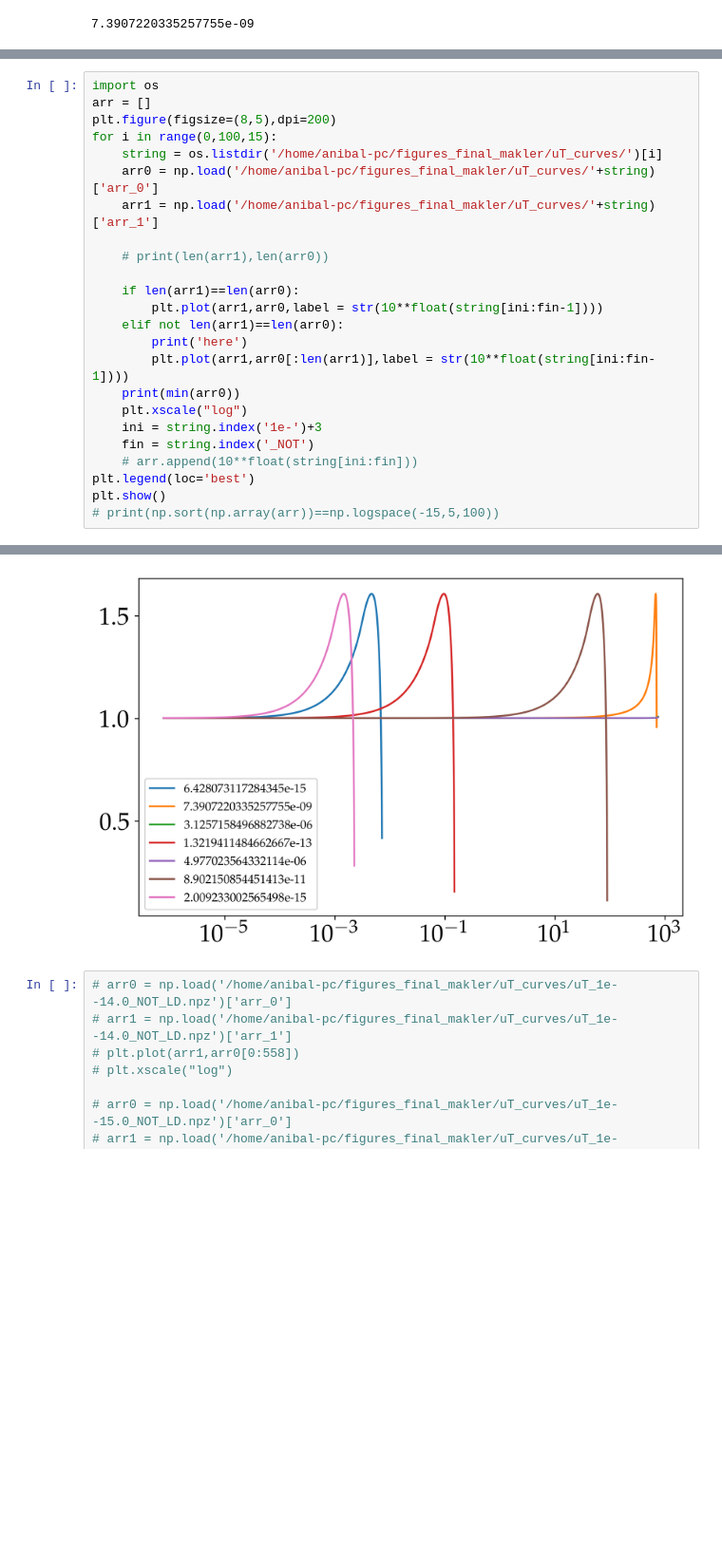
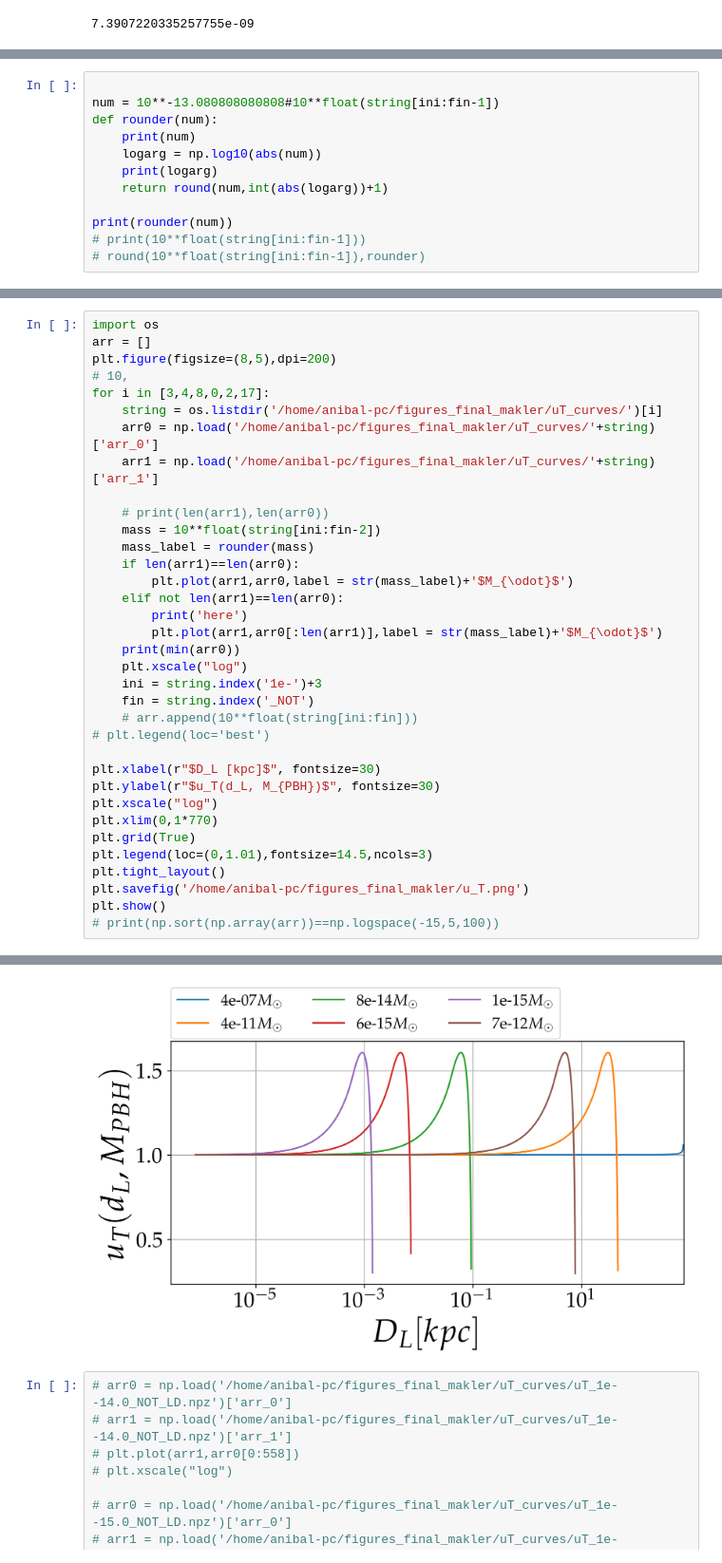
Before and after one commit to anibal-art/Lentes_gravitacionales, a Jupyter notebook: finite_source.ipynb, the cells around one changed output, grey strips where cells are left out. Shown at 95% size. Drawn from its saved outputs; the diff is of its cells as text; blank space fills up the shorter version.

```diff
--- a/finite_source.ipynb
+++ b/finite_source.ipynb
@@ -291,0 +312,12 @@ fin = string.index('_NOT')
+# %%
+
+num = 10**-13.080808080808#10**float(string[ini:fin-1])
+def rounder(num):
+    print(num)
+    logarg = np.log10(abs(num))
+    print(logarg)
+    return round(num,int(abs(logarg))+1)
+
+print(rounder(num))
+# print(10**float(string[ini:fin-1]))
+# round(10**float(string[ini:fin-1]),rounder)
@@ -293,24 +329,35 @@ fin = string.index('_NOT')
 import os
 arr = []
 plt.figure(figsize=(8,5),dpi=200)
-for i in range(0,100,15):
+# 10,
+for i in [3,4,8,0,2,17]:
     string = os.listdir('/home/anibal-pc/figures_final_makler/uT_curves/')[i]
     arr0 = np.load('/home/anibal-pc/figures_final_makler/uT_curves/'+string)['arr_0']
     arr1 = np.load('/home/anibal-pc/figures_final_makler/uT_curves/'+string)['arr_1']
 
     # print(len(arr1),len(arr0))
-
+    mass = 10**float(string[ini:fin-2])
+    mass_label = rounder(mass)
     if len(arr1)==len(arr0):
-        plt.plot(arr1,arr0,label = str(10**float(string[ini:fin-1])))
+        plt.plot(arr1,arr0,label = str(mass_label)+'$M_{\odot}$')
     elif not len(arr1)==len(arr0):
         print('here')
-        plt.plot(arr1,arr0[:len(arr1)],label = str(10**float(string[ini:fin-1])))
+        plt.plot(arr1,arr0[:len(arr1)],label = str(mass_label)+'$M_{\odot}$')
     print(min(arr0))
     plt.xscale("log")
     ini = string.index('1e-')+3
     fin = string.index('_NOT')
     # arr.append(10**float(string[ini:fin]))
-plt.legend(loc='best')
+# plt.legend(loc='best')
+
+plt.xlabel(r"$D_L [kpc]$", fontsize=30)
+plt.ylabel(r"$u_T(d_L, M_{PBH})$", fontsize=30)
+plt.xscale("log")
+plt.xlim(0,1*770)
+plt.grid(True)
+plt.legend(loc=(0,1.01),fontsize=14.5,ncols=3)
+plt.tight_layout()
+plt.savefig('/home/anibal-pc/figures_final_makler/u_T.png')
 plt.show()
 # print(np.sort(np.array(arr))==np.logspace(-15,5,100))
 # %% [output]
@@ -326,4 +384,4 @@ here
-[figure, old version]
+[figure, new version]
 # %%
 # arr0 = np.load('/home/anibal-pc/figures_final_makler/uT_curves/uT_1e--14.0_NOT_LD.npz')['arr_0']
 # arr1 = np.load('/home/anibal-pc/figures_final_makler/uT_curves/uT_1e--14.0_NOT_LD.npz')['arr_1']
```
Also changed, not shown: parts of 22 cells of this notebook, 2 other files.
